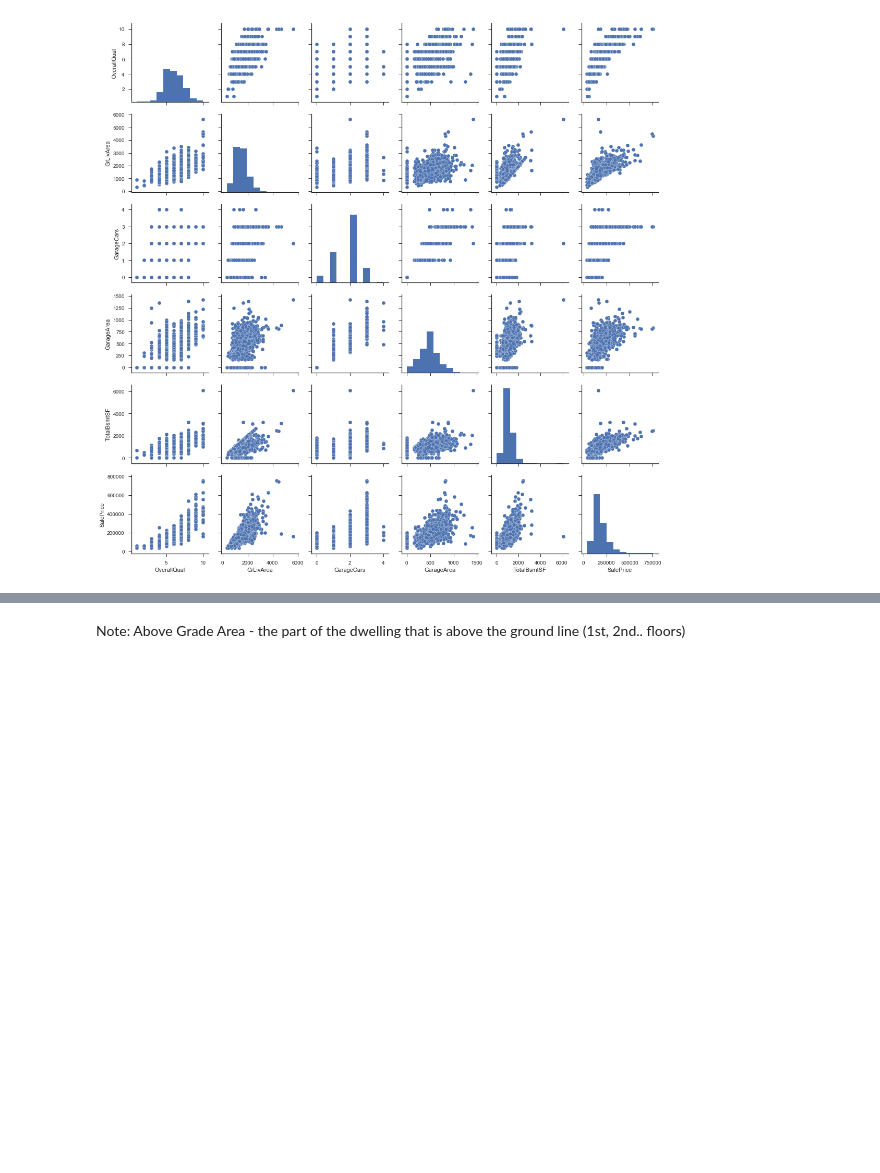
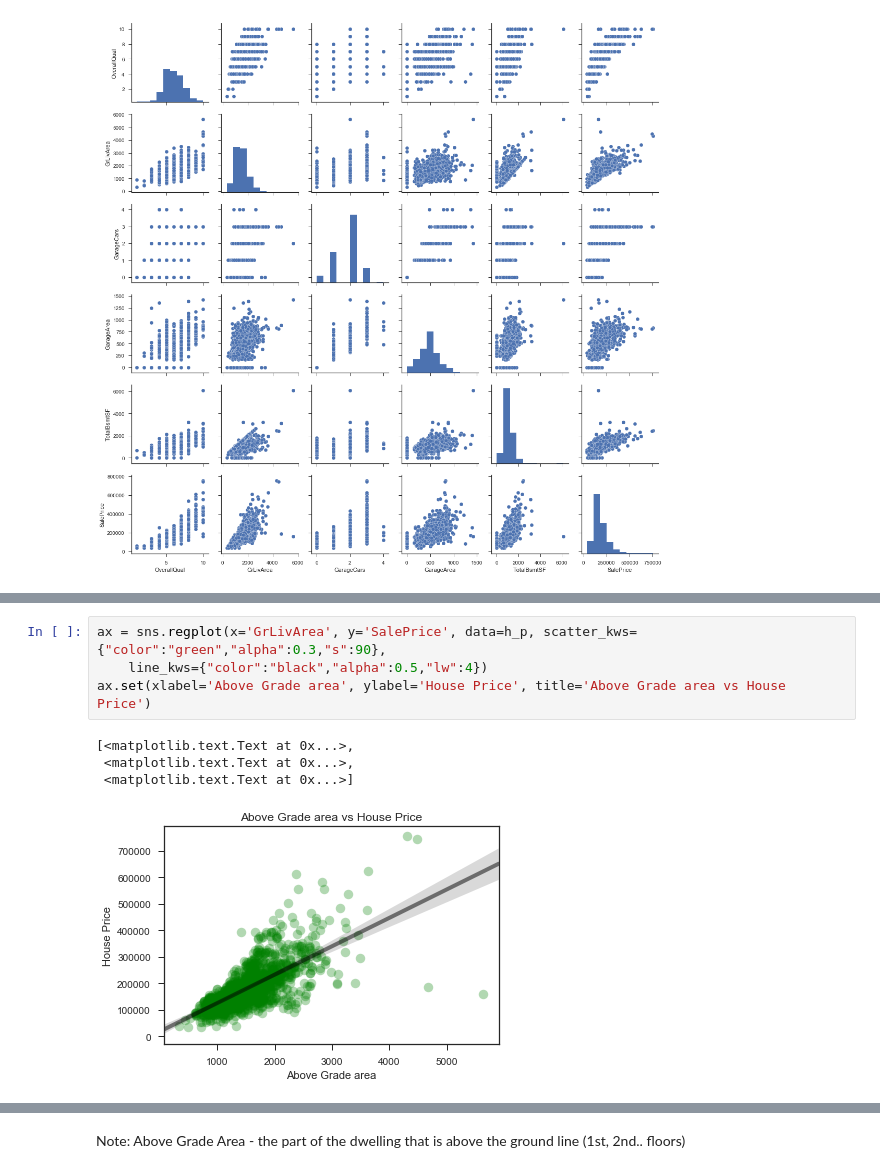
Before and after one commit to NikhilaThota/CapstoneProject_House_Prices_Prediction, a Jupyter notebook: House_prices.ipynb, the cells around one changed output, grey strips where cells are left out. Drawn from its saved outputs; the diff is of its cells as text; blank space fills up the shorter version.

```diff
--- a/House_prices.ipynb
+++ b/House_prices.ipynb
@@ -471,0 +331,9 @@ sns.pairplot(h_p_numerical_topfive)
+# %%
+ax = sns.regplot(x='GrLivArea', y='SalePrice', data=h_p, scatter_kws={"color":"green","alpha":0.3,"s":90},
+    line_kws={"color":"black","alpha":0.5,"lw":4})
+ax.set(xlabel='Above Grade area', ylabel='House Price', title='Above Grade area vs House Price')
+# %% [output]
+[<matplotlib.text.Text at 0x...>,
+ <matplotlib.text.Text at 0x...>,
+ <matplotlib.text.Text at 0x...>]
+[figure, added]
```
Also changed, not shown: parts of 64 cells of this notebook.
